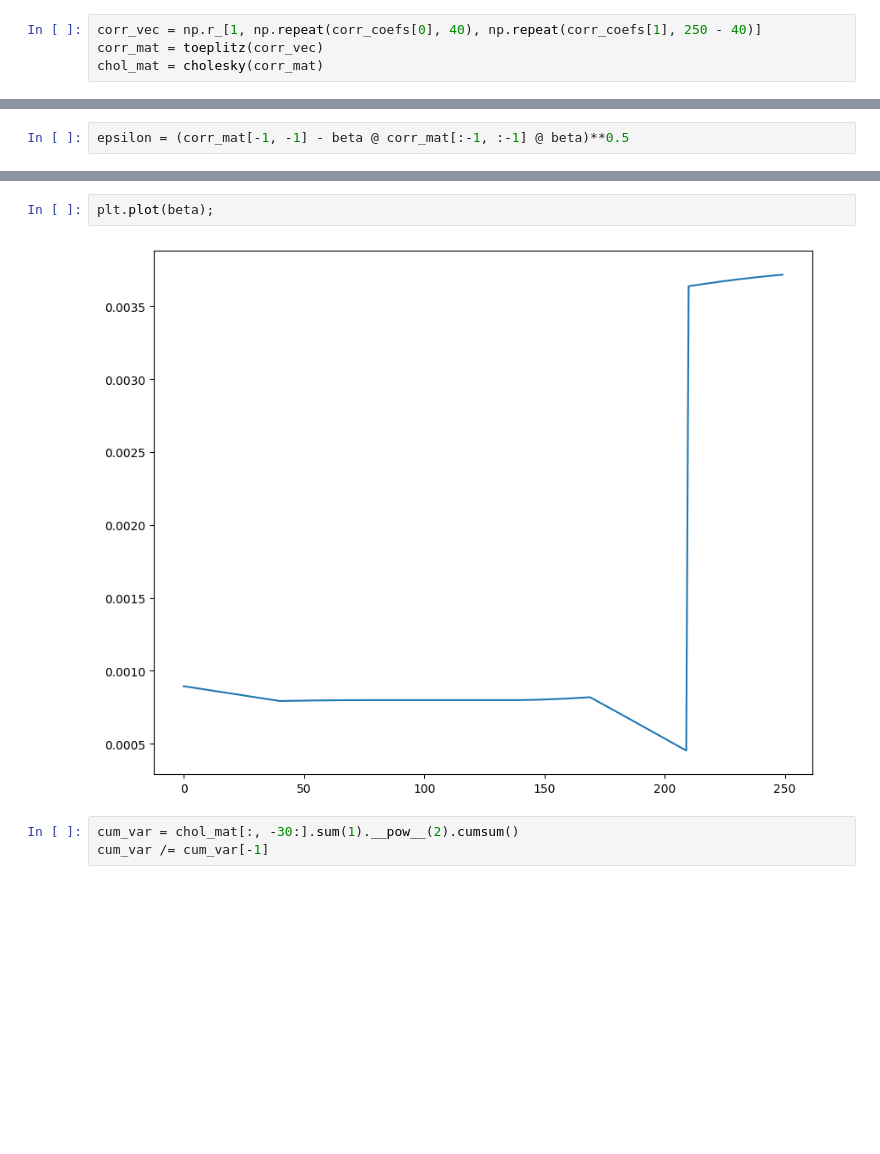
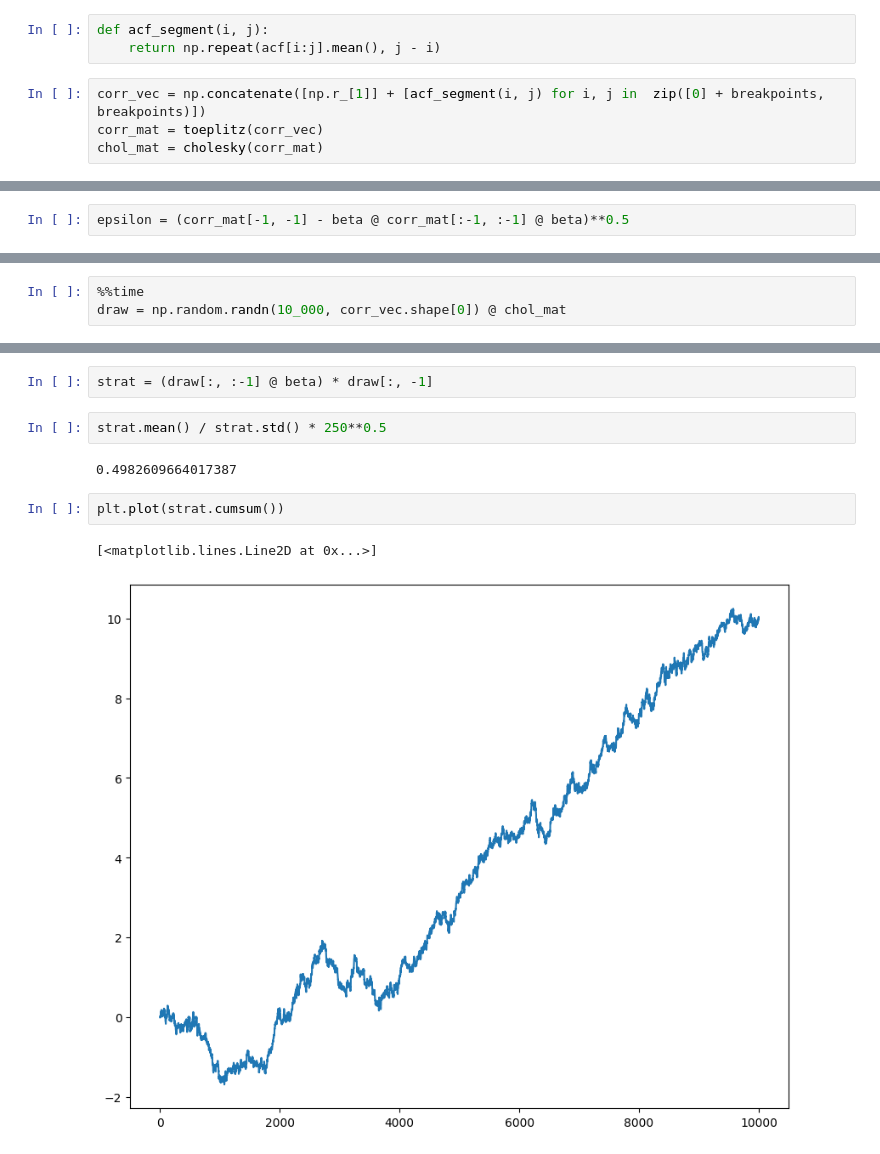
Before and after one commit to chiaolun/trend_following, a Jupyter notebook: acf.ipynb, the cells around one changed output, grey strips where cells are left out. Drawn from its saved outputs; the diff is of its cells as text; blank space fills up the shorter version.

```diff
--- a/acf.ipynb
+++ b/acf.ipynb
@@ -71,4 +68,7 @@ for b in breakpoints:
+# %%
+def acf_segment(i, j):
+    return np.repeat(acf[i:j].mean(), j - i)
 # %%
-corr_vec = np.r_[1, np.repeat(corr_coefs[0], 40), np.repeat(corr_coefs[1], 250 - 40)]
+corr_vec = np.concatenate([np.r_[1]] + [acf_segment(i, j) for i, j in  zip([0] + breakpoints, breakpoints)])
 corr_mat = toeplitz(corr_vec)
 chol_mat = cholesky(corr_mat)
@@ -82,0 +91,3 @@ epsilon
+# %%
+%%time
+draw = np.random.randn(10_000, corr_vec.shape[0]) @ chol_mat
@@ -83,7 +97,11 @@ epsilon
+# %%
+strat = (draw[:, :-1] @ beta) * draw[:, -1]
+# %%
+strat.mean() / strat.std() * 250**0.5
+# %% [output]
+0.4982609664017387
 # %%
-plt.plot(beta);
+plt.plot(strat.cumsum())
 # %% [output]
+[<matplotlib.lines.Line2D at 0x...>]
-[figure, old version]
+[figure, new version]
-# %%
-cum_var = chol_mat[:, -30:].sum(1).__pow__(2).cumsum()
-cum_var /= cum_var[-1]
```
Also changed, not shown: parts of 21 cells of this notebook, 6 other files.
